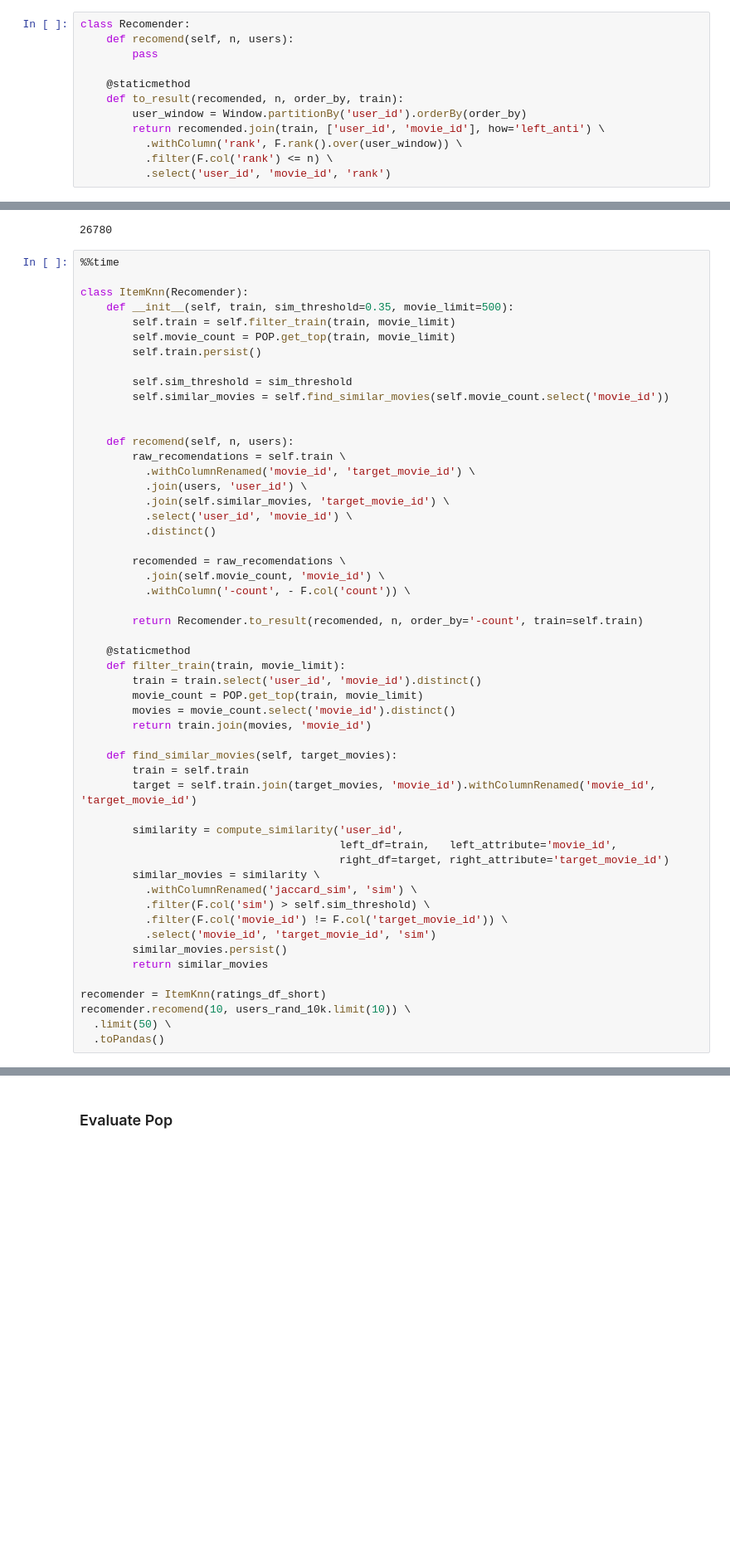
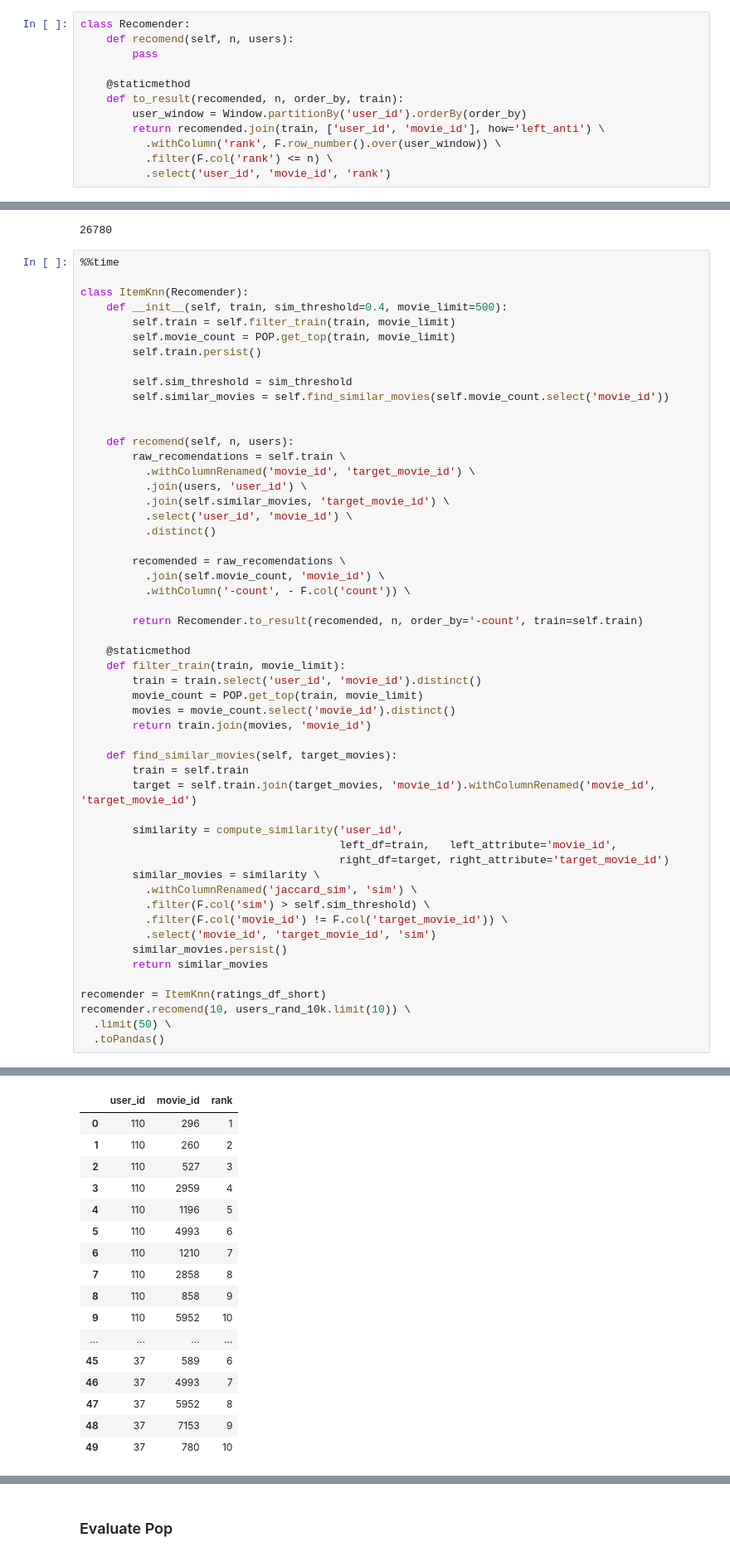
Before and after one commit to maxkvant/MLBD, a Jupyter notebook: spark_sql/notebooks/spark_sql_examples.ipynb, the cells around one changed output, grey strips where cells are left out. Shown at 83% size. Saved outputs shown, nothing was run; the diff lists cells and outputs as text; blank space fills up the shorter version.

Commit message:
row_num instead of rank

```diff
--- a/spark_sql/notebooks/spark_sql_examples.ipynb
+++ b/spark_sql/notebooks/spark_sql_examples.ipynb
@@ -546,7 +546,7 @@ class Recomender:
     def to_result(recomended, n, order_by, train):
         user_window = Window.partitionBy('user_id').orderBy(order_by)
         return recomended.join(train, ['user_id', 'movie_id'], how='left_anti') \
-          .withColumn('rank', F.rank().over(user_window)) \
+          .withColumn('rank', F.row_number().over(user_window)) \
           .filter(F.col('rank') <= n) \
           .select('user_id', 'movie_id', 'rank')
 # %% [markdown]
@@ -698,7 +698,7 @@ ratings_df_short.select('movie_id').distinct().count()
 %%time
 
 class ItemKnn(Recomender):
-    def __init__(self, train, sim_threshold=0.35, movie_limit=500):
+    def __init__(self, train, sim_threshold=0.4, movie_limit=500):
         self.train = self.filter_train(train, movie_limit)
         self.movie_count = POP.get_top(train, movie_limit)
         self.train.persist()
@@ -769,3 +753,20 @@ Py4JNetworkError: An error occurred while trying to connect to the Java server (
+|  | user_id | movie_id | rank |
+| 0 | 110 | 296 | 1 |
+| 1 | 110 | 260 | 2 |
+| 2 | 110 | 527 | 3 |
+| 3 | 110 | 2959 | 4 |
+| 4 | 110 | 1196 | 5 |
+| 5 | 110 | 4993 | 6 |
+| 6 | 110 | 1210 | 7 |
+| 7 | 110 | 2858 | 8 |
+| 8 | 110 | 858 | 9 |
+| 9 | 110 | 5952 | 10 |
+| ... | ... | ... | ... |
+| 45 | 37 | 589 | 6 |
+| 46 | 37 | 4993 | 7 |
+| 47 | 37 | 5952 | 8 |
+| 48 | 37 | 7153 | 9 |
+| 49 | 37 | 780 | 10 |
 # %% [markdown]
 ## Evaluation Protocol
 
```
Also changed, not shown: parts of 11 cells of this notebook.
